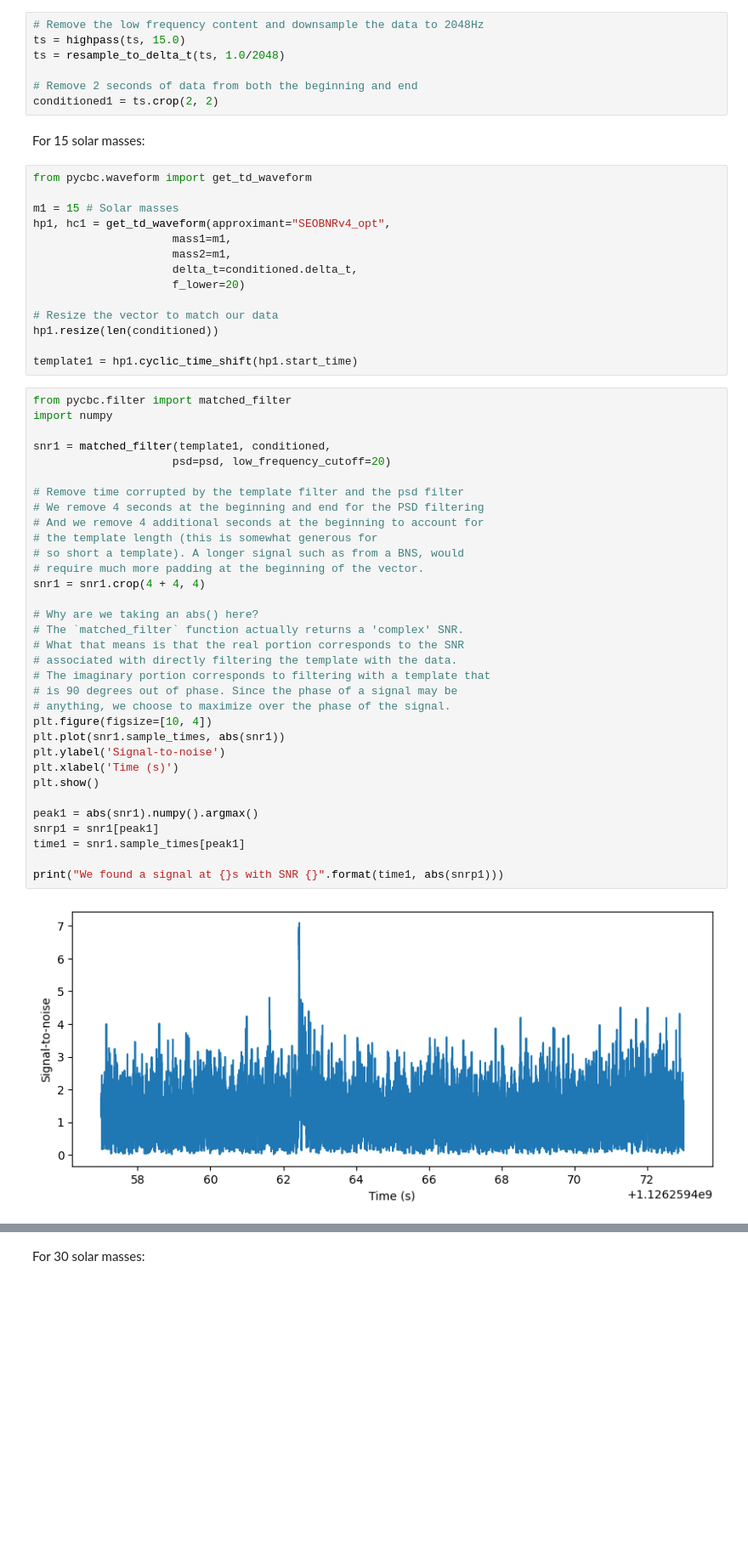
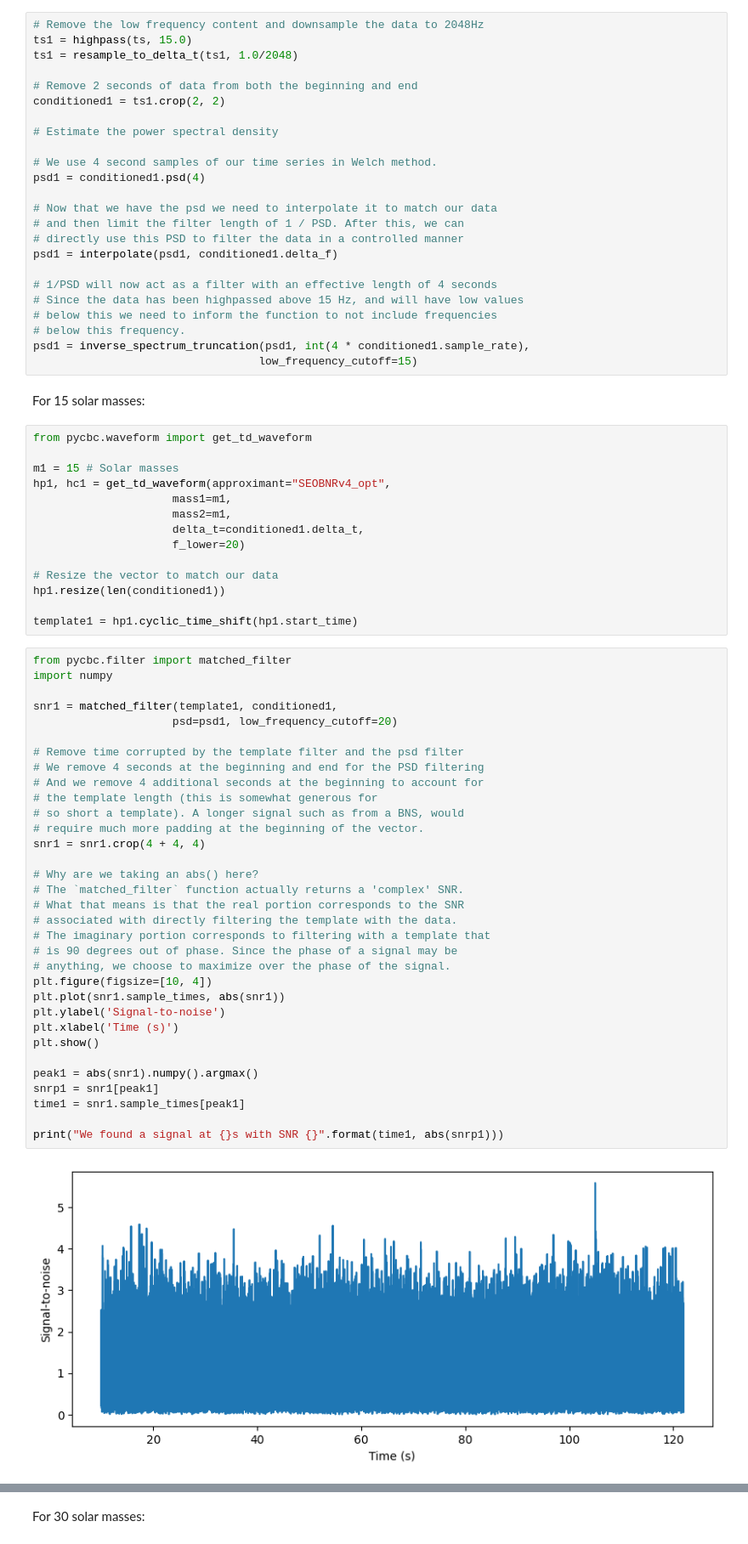
Before and after one commit to norrismeg/odw, a Jupyter notebook: Tutorials/Day_2/Tuto_2.2_Matched_Filtering_In_action.ipynb, the cells around one changed output, grey strips where cells are left out. Shown at 85% size. Cells and saved outputs as stored; diff of their text form; blank space fills up the shorter version.

```diff
--- a/Tutorials/Day_2/Tuto_2.2_Matched_Filtering_In_action.ipynb
+++ b/Tutorials/Day_2/Tuto_2.2_Matched_Filtering_In_action.ipynb
@@ -305,10 +305,27 @@ ts = read_frame(file_name, channel_name, start, end)
-# %%
-# Remove the low frequency content and downsample the data to 2048Hz
-ts = highpass(ts, 15.0)
-ts = resample_to_delta_t(ts, 1.0/2048)
-
-# Remove 2 seconds of data from both the beginning and end
-conditioned1 = ts.crop(2, 2)
+# %%
+# Remove the low frequency content and downsample the data to 2048Hz
+ts1 = highpass(ts, 15.0)
+ts1 = resample_to_delta_t(ts1, 1.0/2048)
+
+# Remove 2 seconds of data from both the beginning and end
+conditioned1 = ts1.crop(2, 2)
+
+# Estimate the power spectral density
+
+# We use 4 second samples of our time series in Welch method.
+psd1 = conditioned1.psd(4)
+
+# Now that we have the psd we need to interpolate it to match our data
+# and then limit the filter length of 1 / PSD. After this, we can
+# directly use this PSD to filter the data in a controlled manner
+psd1 = interpolate(psd1, conditioned1.delta_f)
+
+# 1/PSD will now act as a filter with an effective length of 4 seconds
+# Since the data has been highpassed above 15 Hz, and will have low values
+# below this we need to inform the function to not include frequencies
+# below this frequency.
+psd1 = inverse_spectrum_truncation(psd1, int(4 * conditioned1.sample_rate),
+                                  low_frequency_cutoff=15)
 # %% [markdown]
 For 15 solar masses:
 # %%
@@ -318,45 +335,45 @@ m1 = 15 # Solar masses
 hp1, hc1 = get_td_waveform(approximant="SEOBNRv4_opt",
                      mass1=m1,
                      mass2=m1,
-                     delta_t=conditioned.delta_t,
+                     delta_t=conditioned1.delta_t,
                      f_lower=20)
 
 # Resize the vector to match our data
-hp1.resize(len(conditioned))
+hp1.resize(len(conditioned1))
 
 template1 = hp1.cyclic_time_shift(hp1.start_time)
 # %%
 from pycbc.filter import matched_filter
 import numpy
 
-snr1 = matched_filter(template1, conditioned,
-                     psd=psd, low_frequency_cutoff=20)
+snr1 = matched_filter(template1, conditioned1,
+                     psd=psd1, low_frequency_cutoff=20)
 
 # Remove time corrupted by the template filter and the psd filter
 # We remove 4 seconds at the beginning and end for the PSD filtering
 # And we remove 4 additional seconds at the beginning to account for
 # the template length (this is somewhat generous for
 # so short a template). A longer signal such as from a BNS, would
 # require much more padding at the beginning of the vector.
 snr1 = snr1.crop(4 + 4, 4)
 
 # Why are we taking an abs() here?
 # The `matched_filter` function actually returns a 'complex' SNR.
 # What that means is that the real portion corresponds to the SNR
 # associated with directly filtering the template with the data.
 # The imaginary portion corresponds to filtering with a template that
 # is 90 degrees out of phase. Since the phase of a signal may be
 # anything, we choose to maximize over the phase of the signal.
 plt.figure(figsize=[10, 4])
 plt.plot(snr1.sample_times, abs(snr1))
 plt.ylabel('Signal-to-noise')
 plt.xlabel('Time (s)')
 plt.show()
 
 peak1 = abs(snr1).numpy().argmax()
 snrp1 = snr1[peak1]
 time1 = snr1.sample_times[peak1]
 
 print("We found a signal at {}s with SNR {}".format(time1, abs(snrp1)))
 # %% [output]
-[figure, old version]
+[figure, new version]
```
Also changed, not shown: parts of 6 cells of this notebook.
